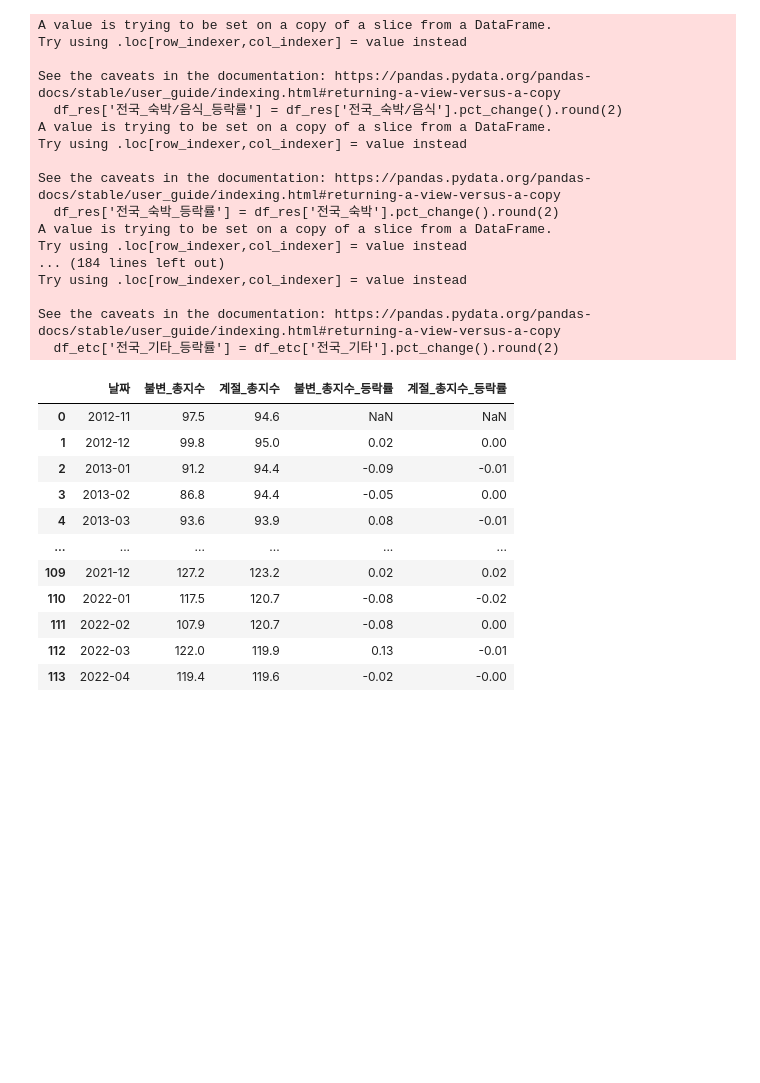
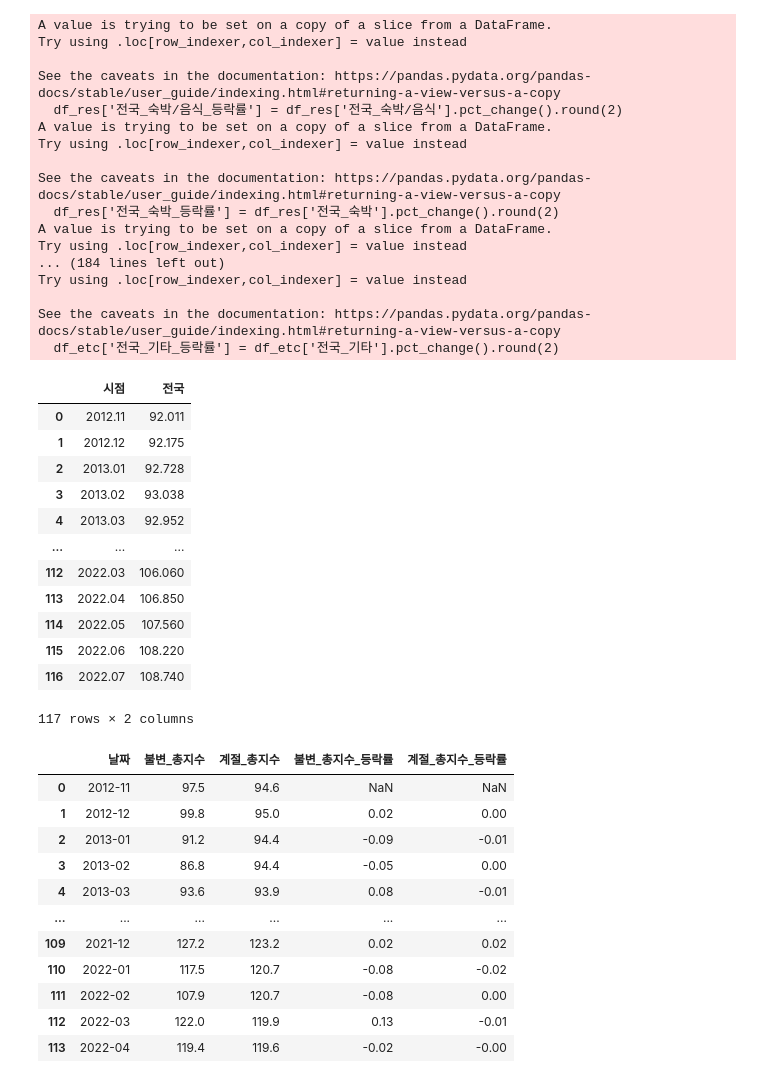
Before and after one commit to KJH3024/test, a Jupyter notebook: 프로젝트1/전국_카드.ipynb, the cells around one changed output. Drawn from its saved outputs; the diff is of its cells as text; code cells hidden in the pictures; blank space fills up the shorter version.

```diff
--- a/프로젝트1/전국_카드.ipynb
+++ b/프로젝트1/전국_카드.ipynb
@@ -115,6 +115,23 @@ Try using .loc[row_indexer,col_indexer] = value instead
 
 See the caveats in the documentation: https://pandas.pydata.org/pandas-docs/stable/user_guide/indexing.html#returning-a-view-versus-a-copy
   df_etc['전국_기타_등락률'] = df_etc['전국_기타'].pct_change().round(2)
+# %%
+cpi_df = pd.read_csv('./csv/소비자물가지수_2020100__20220811151333.csv',encoding='cp949')
+cpi_df
+# %% [output]
+|  | 시점 | 전국 |
+| 0 | 2012.11 | 92.011 |
+| 1 | 2012.12 | 92.175 |
+| 2 | 2013.01 | 92.728 |
+| 3 | 2013.02 | 93.038 |
+| 4 | 2013.03 | 92.952 |
+| ... | ... | ... |
+| 112 | 2022.03 | 106.060 |
+| 113 | 2022.04 | 106.850 |
+| 114 | 2022.05 | 107.560 |
+| 115 | 2022.06 | 108.220 |
+| 116 | 2022.07 | 108.740 |
+117 rows × 2 columns
 # %%
 socell_df = pd.read_csv('./csv/소매판매지수_1211_2204.csv')
 socell_df = socell_df[['날짜','불변_총지수','계절_총지수']]
```
